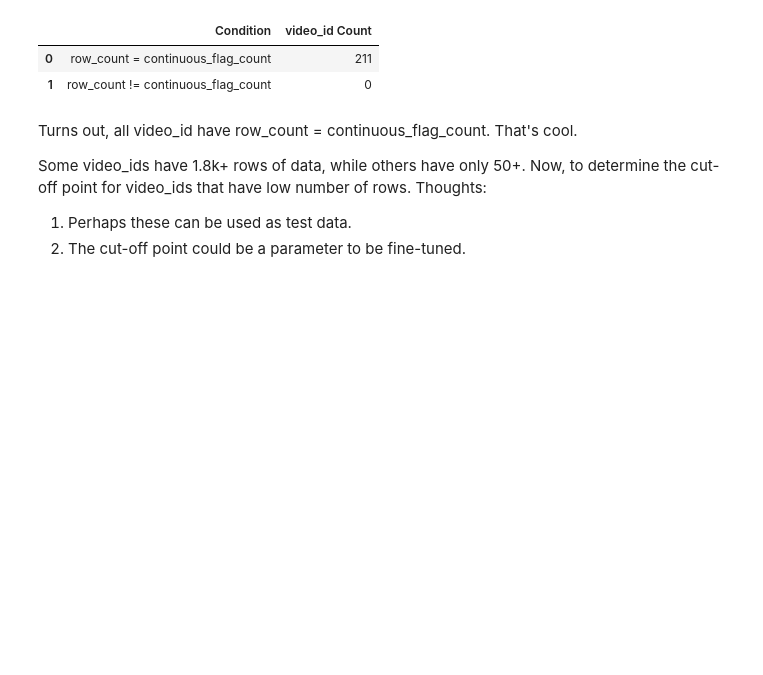
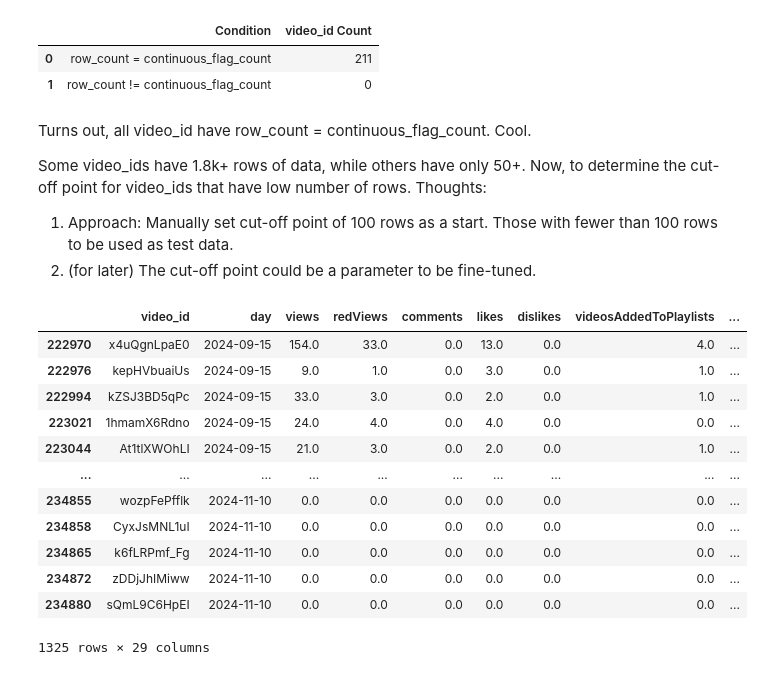
Before and after one commit to thomasyow/thomasyow, a Jupyter notebook: video-shares-impact-on-video-longevity.ipynb, the cells around one changed output. Cells and saved outputs as stored; diff of their text form; code cells hidden in the pictures; blank space fills up the shorter version.

Commit message:
Kaggle Notebook | Video Shares Impact on Video Longevity | v1

```diff
--- a/video-shares-impact-on-video-longevity.ipynb
+++ b/video-shares-impact-on-video-longevity.ipynb
@@ -181,8 +180,32 @@ matching_count_summary
 | 0 | row_count = continuous_flag_count | 211 |
 | 1 | row_count != continuous_flag_count | 0 |
 # %% [markdown]
-Turns out, all video_id have row_count = continuous_flag_count. That's cool.
+Turns out, all video_id have row_count = continuous_flag_count. Cool.
 
 Some video_ids have 1.8k+ rows of data, while others have only 50+. Now, to determine the cut-off point for video_ids that have low number of rows. Thoughts:
-1. Perhaps these can be used as test data.
-2. The cut-off point could be a parameter to be fine-tuned.
+1. Approach: Manually set cut-off point of 100 rows as a start. Those with fewer than 100 rows to be used as test data.
+2. (for later) The cut-off point could be a parameter to be fine-tuned.
+# %%
+# Manually set cut-off point at 100
+cut_off_point = 100
+train_video_id = video_id_row_count_continuous_day_count['video_id'][video_id_row_count_continuous_day_count['row_count'] >= cut_off_point]
+test_video_id = video_id_row_count_continuous_day_count['video_id'][video_id_row_count_continuous_day_count['row_count'] < cut_off_point]
+
+train_data_above_cut_off_point = train_data[train_data['video_id'].isin(train_video_id)]
+test_data = train_data[train_data['video_id'].isin(test_video_id)]
+# %%
+test_data
+# %% [output]
+|  | video_id | day | views | redViews | comments | likes | dislikes | videosAddedToPlaylists | ... |
+| 222970 | x4uQgnLpaE0 | 2024-09-15 | 154.0 | 33.0 | 0.0 | 13.0 | 0.0 | 4.0 | ... |
+| 222976 | kepHVbuaiUs | 2024-09-15 | 9.0 | 1.0 | 0.0 | 3.0 | 0.0 | 1.0 | ... |
+| 222994 | kZSJ3BD5qPc | 2024-09-15 | 33.0 | 3.0 | 0.0 | 2.0 | 0.0 | 1.0 | ... |
+| 223021 | 1hmamX6Rdno | 2024-09-15 | 24.0 | 4.0 | 0.0 | 4.0 | 0.0 | 0.0 | ... |
+| 223044 | At1tlXWOhLI | 2024-09-15 | 21.0 | 3.0 | 0.0 | 2.0 | 0.0 | 1.0 | ... |
+| ... | ... | ... | ... | ... | ... | ... | ... | ... | ... |
+| 234855 | wozpFePfflk | 2024-11-10 | 0.0 | 0.0 | 0.0 | 0.0 | 0.0 | 0.0 | ... |
+| 234858 | CyxJsMNL1uI | 2024-11-10 | 0.0 | 0.0 | 0.0 | 0.0 | 0.0 | 0.0 | ... |
+| 234865 | k6fLRPmf_Fg | 2024-11-10 | 0.0 | 0.0 | 0.0 | 0.0 | 0.0 | 0.0 | ... |
+| 234872 | zDDjJhIMiww | 2024-11-10 | 0.0 | 0.0 | 0.0 | 0.0 | 0.0 | 0.0 | ... |
+| 234880 | sQmL9C6HpEI | 2024-11-10 | 0.0 | 0.0 | 0.0 | 0.0 | 0.0 | 0.0 | ... |
+1325 rows × 29 columns
```
Also changed, not shown: parts of 2 cells of this notebook.
